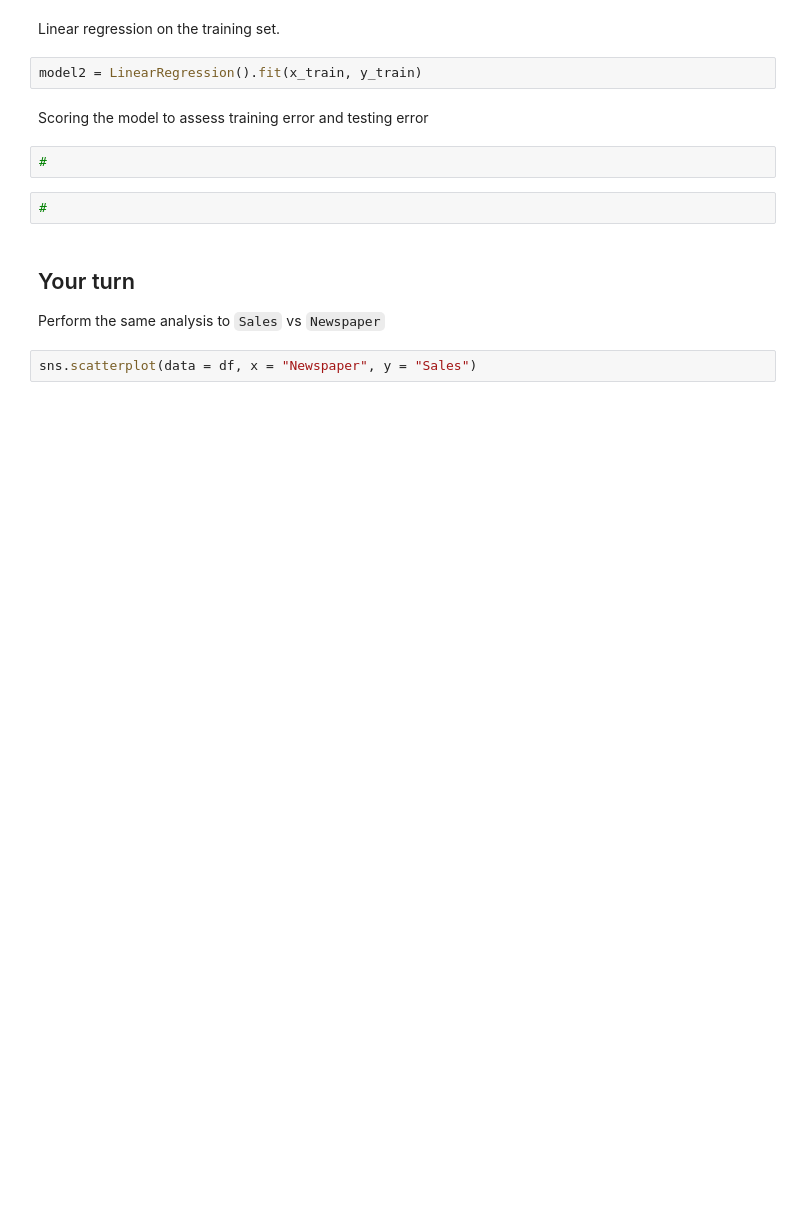
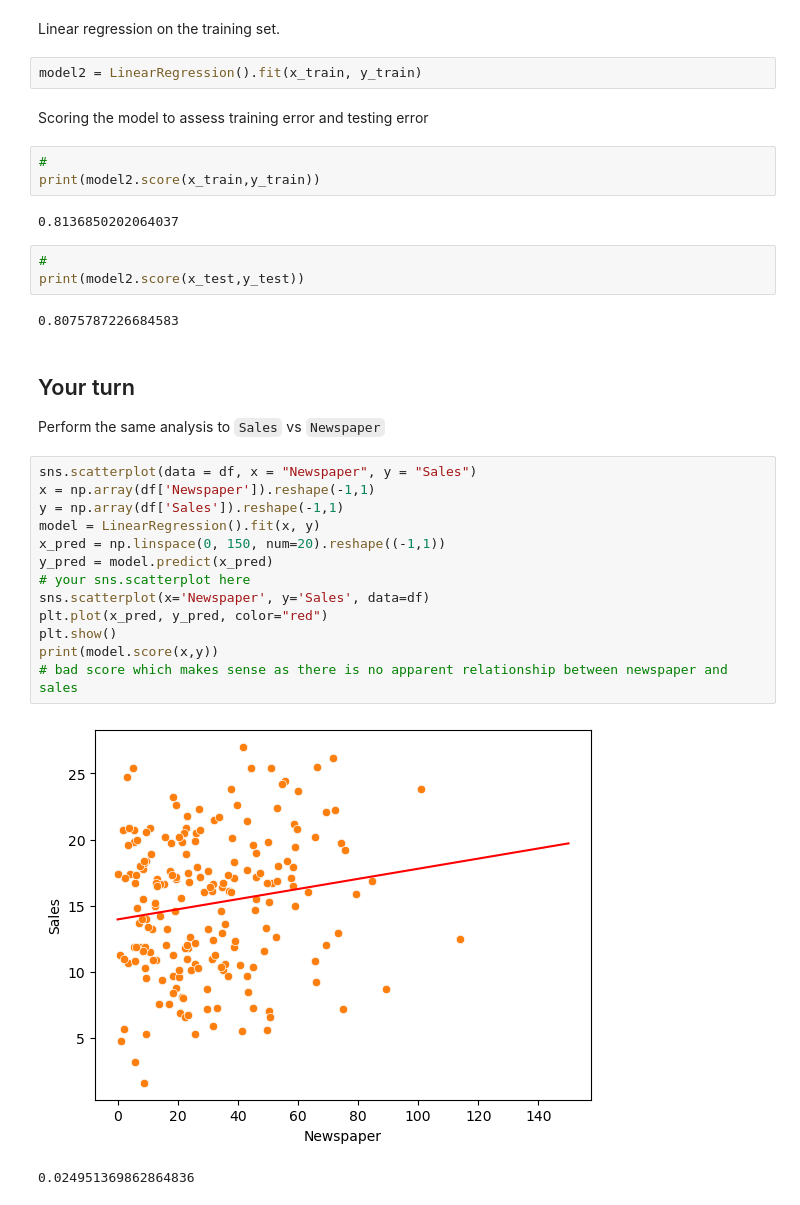
Before and after one commit to Alex-Shane/Gateway-Data-Science, a Jupyter notebook: W2-class1-student-copy.ipynb, the cells around one changed output. Saved outputs shown, nothing was run; the diff lists cells and outputs as text; blank space fills up the shorter version.

```diff
--- a/W2-class1-student-copy.ipynb
+++ b/W2-class1-student-copy.ipynb
@@ -60,10 +101,30 @@ model2 = LinearRegression().fit(x_train, y_train)
 Scoring the model to assess training error and testing error
 # %%
 #
+print(model2.score(x_train,y_train))
+# %% [output]
+0.8136850202064037
 # %%
 #
+print(model2.score(x_test,y_test))
+# %% [output]
+0.8075787226684583
 # %% [markdown]
 ## Your turn
 Perform the same analysis to `Sales` vs `Newspaper`
 # %%
 sns.scatterplot(data = df, x = "Newspaper", y = "Sales")
+x = np.array(df['Newspaper']).reshape(-1,1)
+y = np.array(df['Sales']).reshape(-1,1)
+model = LinearRegression().fit(x, y)
+x_pred = np.linspace(0, 150, num=20).reshape((-1,1))
+y_pred = model.predict(x_pred)
+# your sns.scatterplot here
+sns.scatterplot(x='Newspaper', y='Sales', data=df)
+plt.plot(x_pred, y_pred, color="red")
+plt.show()
+print(model.score(x,y))
+# bad score which makes sense as there is no apparent relationship between newspaper and sales
+# %% [output]
+[figure, added]
+0.024951369862864836
```
Also changed, not shown: parts of 7 cells of this notebook, 1 other file.
